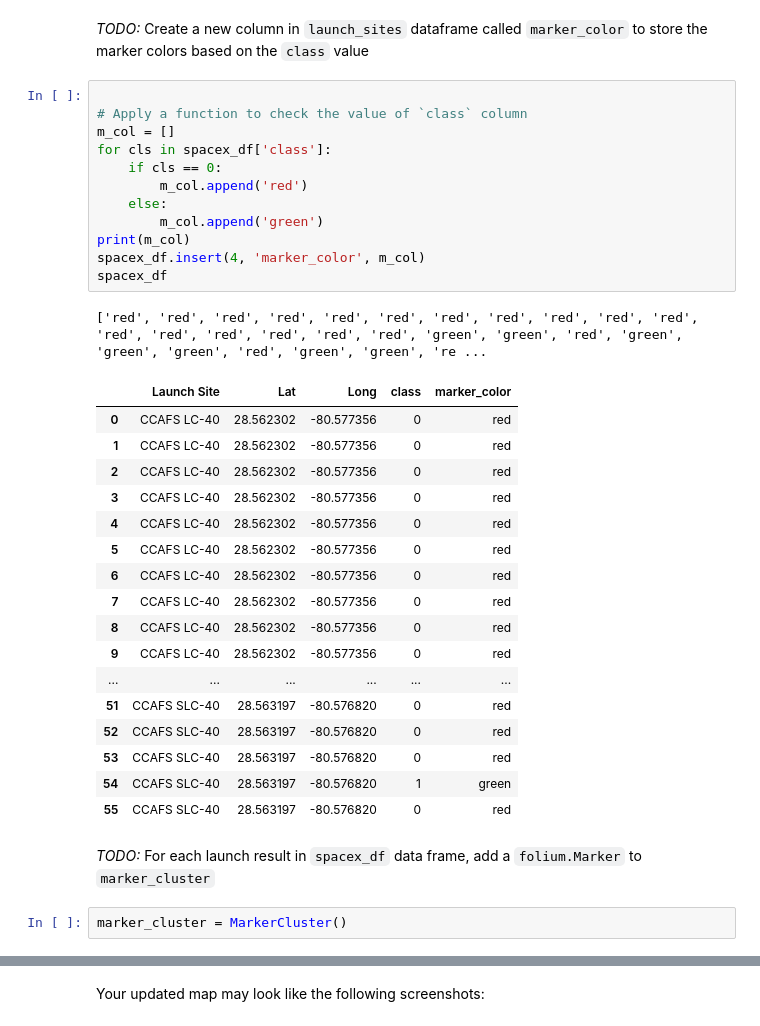
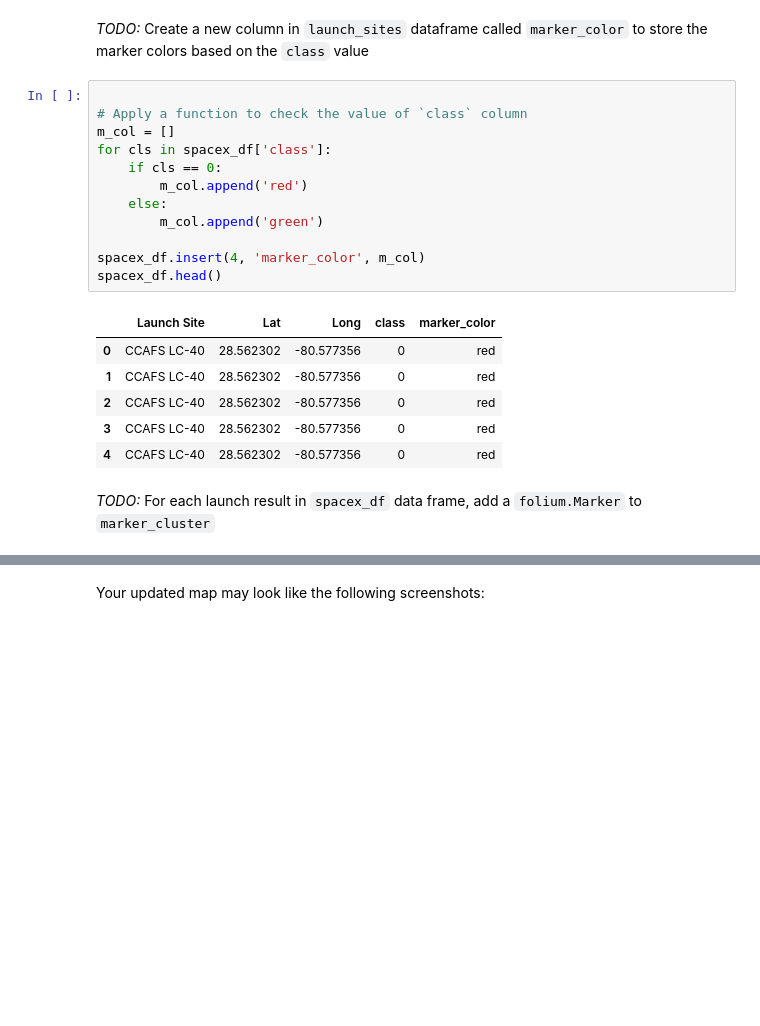
Before and after one commit to elllly/IBM-Applied-Data-Science, a Jupyter notebook: launch_site_location.ipynb, the cells around one changed output, grey strips where cells are left out. Cells and saved outputs as stored; diff of their text form; blank space fills up the shorter version.

```diff
--- a/launch_site_location.ipynb
+++ b/launch_site_location.ipynb
@@ -170,38 +171,24 @@ marker_cluster = MarkerCluster()
 # %%
 
 # Apply a function to check the value of `class` column
 m_col = []
 for cls in spacex_df['class']:
     if cls == 0:
         m_col.append('red')
     else:
         m_col.append('green')
-print(m_col)
+
 spacex_df.insert(4, 'marker_color', m_col)
-spacex_df
+spacex_df.head()
 # %% [output]
-['red', 'red', 'red', 'red', 'red', 'red', 'red', 'red', 'red', 'red', 'red', 'red', 'red', 'red', 'red', 'red', 'red', 'green', 'green', 'red', 'green', 'green', 'green', 'red', 'green', 'green', 're ...
 |  | Launch Site | Lat | Long | class | marker_color |
 | 0 | CCAFS LC-40 | 28.562302 | -80.577356 | 0 | red |
 | 1 | CCAFS LC-40 | 28.562302 | -80.577356 | 0 | red |
 | 2 | CCAFS LC-40 | 28.562302 | -80.577356 | 0 | red |
 | 3 | CCAFS LC-40 | 28.562302 | -80.577356 | 0 | red |
 | 4 | CCAFS LC-40 | 28.562302 | -80.577356 | 0 | red |
-| 5 | CCAFS LC-40 | 28.562302 | -80.577356 | 0 | red |
-| 6 | CCAFS LC-40 | 28.562302 | -80.577356 | 0 | red |
-| 7 | CCAFS LC-40 | 28.562302 | -80.577356 | 0 | red |
-| 8 | CCAFS LC-40 | 28.562302 | -80.577356 | 0 | red |
-| 9 | CCAFS LC-40 | 28.562302 | -80.577356 | 0 | red |
-| ... | ... | ... | ... | ... | ... |
-| 51 | CCAFS SLC-40 | 28.563197 | -80.576820 | 0 | red |
-| 52 | CCAFS SLC-40 | 28.563197 | -80.576820 | 0 | red |
-| 53 | CCAFS SLC-40 | 28.563197 | -80.576820 | 0 | red |
-| 54 | CCAFS SLC-40 | 28.563197 | -80.576820 | 1 | green |
-| 55 | CCAFS SLC-40 | 28.563197 | -80.576820 | 0 | red |
 # %% [markdown]
 *TODO:* For each launch result in `spacex_df` data frame, add a `folium.Marker` to `marker_cluster`
-# %%
-marker_cluster = MarkerCluster()
 # %%
 # Add marker_cluster to current site_map
 site_map.add_child(marker_cluster)
```
Also changed, not shown: parts of 9 cells of this notebook.
